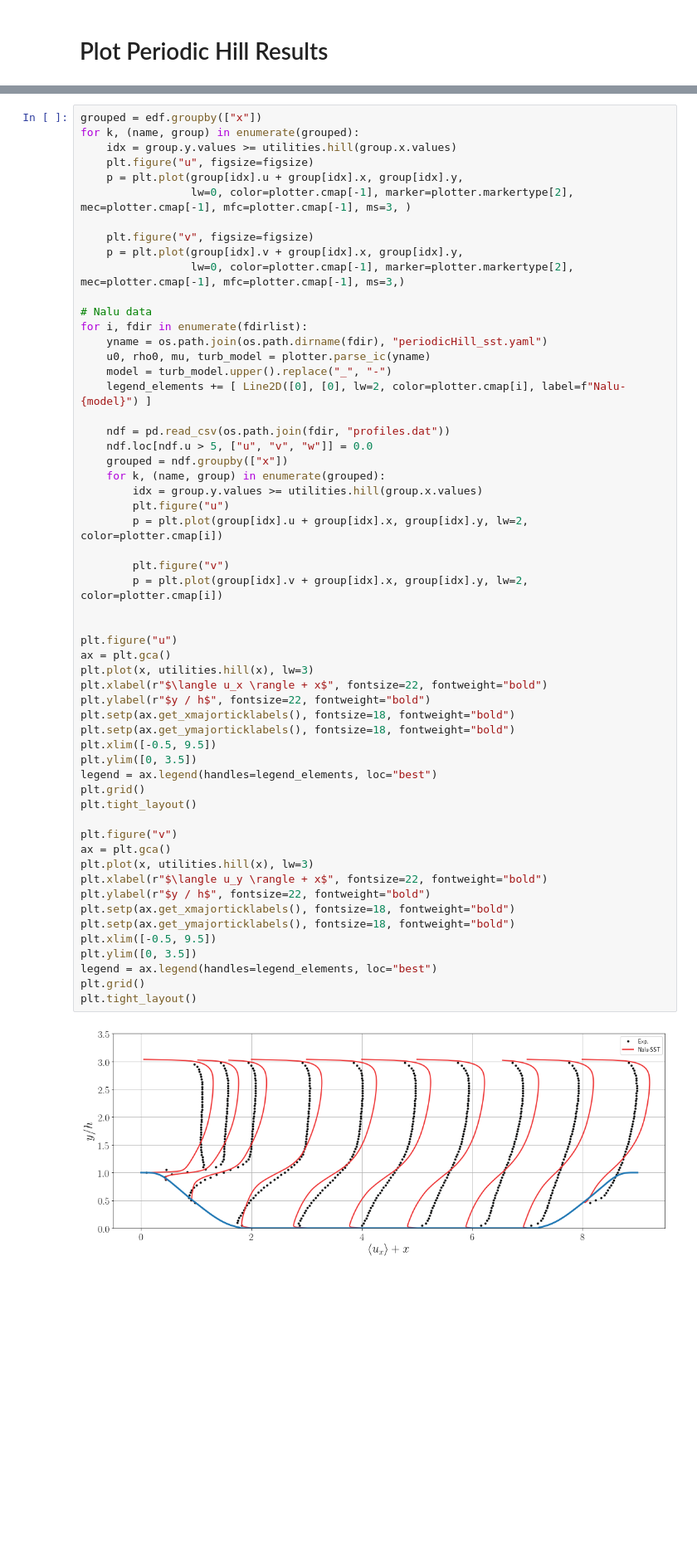
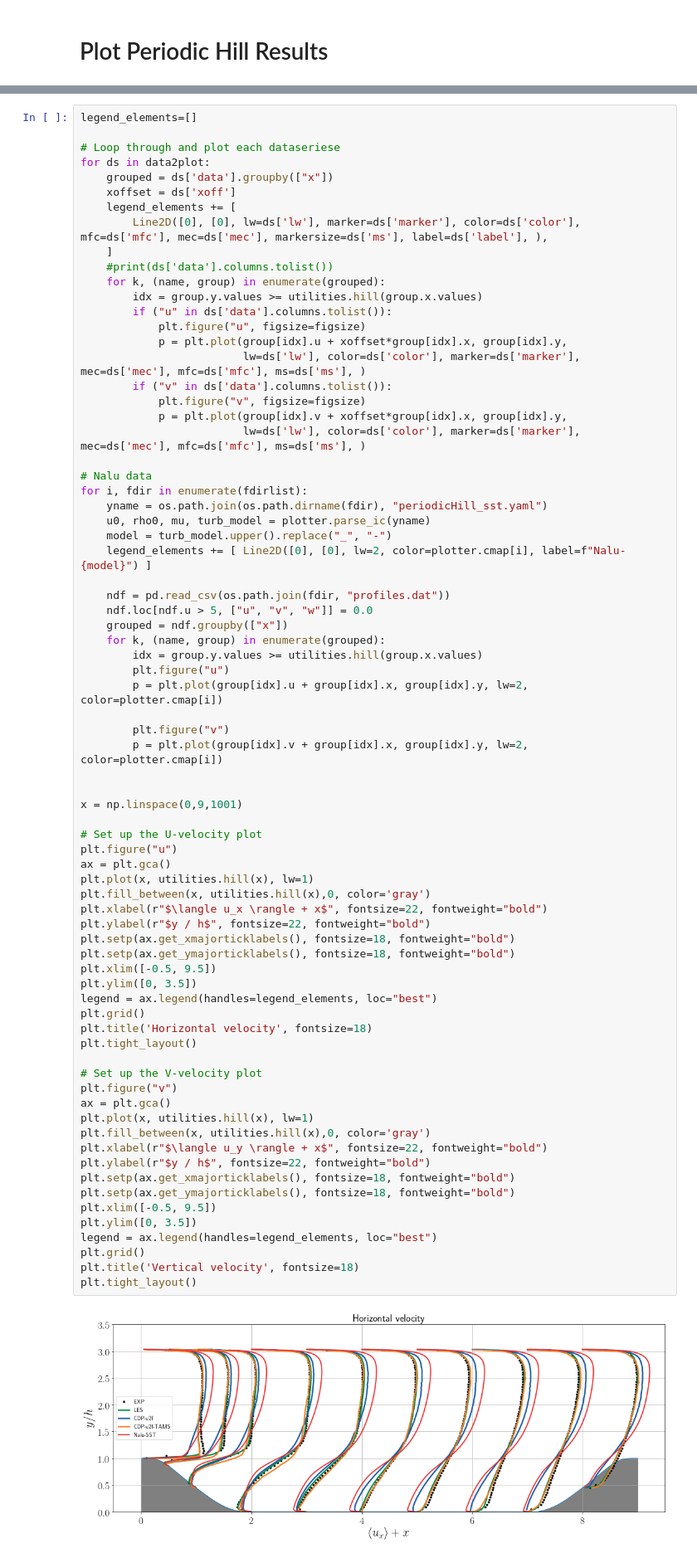
Before and after one commit to Exawind/iddes, a Jupyter notebook: periodicHill/sst/plots.ipynb, the cells around one changed output, grey strips where cells are left out. Shown at 83% size. Cells and saved outputs as stored; diff of their text form; blank space fills up the shorter version.

Commit message:
Update periodic hill plots.ipynb

```diff
--- a/periodicHill/sst/plots.ipynb
+++ b/periodicHill/sst/plots.ipynb
@@ -45,14 +55,24 @@ fdirlist=[""]
 # %%
-grouped = edf.groupby(["x"])
-for k, (name, group) in enumerate(grouped):
-    idx = group.y.values >= utilities.hill(group.x.values)
-    plt.figure("u", figsize=figsize)
-    p = plt.plot(group[idx].u + group[idx].x, group[idx].y,
-                 lw=0, color=plotter.cmap[-1], marker=plotter.markertype[2], mec=plotter.cmap[-1], mfc=plotter.cmap[-1], ms=3, )
+legend_elements=[]
 
-    plt.figure("v", figsize=figsize)
-    p = plt.plot(group[idx].v + group[idx].x, group[idx].y,
-                 lw=0, color=plotter.cmap[-1], marker=plotter.markertype[2], mec=plotter.cmap[-1], mfc=plotter.cmap[-1], ms=3,)
+# Loop through and plot each dataseriese
+for ds in data2plot:
+    grouped = ds['data'].groupby(["x"])
+    xoffset = ds['xoff']
+    legend_elements += [
+        Line2D([0], [0], lw=ds['lw'], marker=ds['marker'], color=ds['color'], mfc=ds['mfc'], mec=ds['mec'], markersize=ds['ms'], label=ds['label'], ),
+    ]
+    #print(ds['data'].columns.tolist())
+    for k, (name, group) in enumerate(grouped):
+        idx = group.y.values >= utilities.hill(group.x.values)
+        if ("u" in ds['data'].columns.tolist()):
+            plt.figure("u", figsize=figsize)
+            p = plt.plot(group[idx].u + xoffset*group[idx].x, group[idx].y,
+                         lw=ds['lw'], color=ds['color'], marker=ds['marker'], mec=ds['mec'], mfc=ds['mfc'], ms=ds['ms'], )
+        if ("v" in ds['data'].columns.tolist()):
+            plt.figure("v", figsize=figsize)
+            p = plt.plot(group[idx].v + xoffset*group[idx].x, group[idx].y,
+                         lw=ds['lw'], color=ds['color'], marker=ds['marker'], mec=ds['mec'], mfc=ds['mfc'], ms=ds['ms'], )
 
 # Nalu data
 for i, fdir in enumerate(fdirlist):
@@ -70,33 +90,41 @@ for i, fdir in enumerate(fdirlist):
         p = plt.plot(group[idx].u + group[idx].x, group[idx].y, lw=2, color=plotter.cmap[i])
 
         plt.figure("v")
         p = plt.plot(group[idx].v + group[idx].x, group[idx].y, lw=2, color=plotter.cmap[i])
 
 
+x = np.linspace(0,9,1001)
+
+# Set up the U-velocity plot
 plt.figure("u")
 ax = plt.gca()
-plt.plot(x, utilities.hill(x), lw=3)
+plt.plot(x, utilities.hill(x), lw=1)
+plt.fill_between(x, utilities.hill(x),0, color='gray')
 plt.xlabel(r"$\langle u_x \rangle + x$", fontsize=22, fontweight="bold")
 plt.ylabel(r"$y / h$", fontsize=22, fontweight="bold")
 plt.setp(ax.get_xmajorticklabels(), fontsize=18, fontweight="bold")
 plt.setp(ax.get_ymajorticklabels(), fontsize=18, fontweight="bold")
 plt.xlim([-0.5, 9.5])
 plt.ylim([0, 3.5])
 legend = ax.legend(handles=legend_elements, loc="best")
 plt.grid()
+plt.title('Horizontal velocity', fontsize=18)
 plt.tight_layout()
 
+# Set up the V-velocity plot
 plt.figure("v")
 ax = plt.gca()
-plt.plot(x, utilities.hill(x), lw=3)
+plt.plot(x, utilities.hill(x), lw=1)
+plt.fill_between(x, utilities.hill(x),0, color='gray')
 plt.xlabel(r"$\langle u_y \rangle + x$", fontsize=22, fontweight="bold")
 plt.ylabel(r"$y / h$", fontsize=22, fontweight="bold")
 plt.setp(ax.get_xmajorticklabels(), fontsize=18, fontweight="bold")
 plt.setp(ax.get_ymajorticklabels(), fontsize=18, fontweight="bold")
 plt.xlim([-0.5, 9.5])
 plt.ylim([0, 3.5])
 legend = ax.legend(handles=legend_elements, loc="best")
 plt.grid()
+plt.title('Vertical velocity', fontsize=18)
 plt.tight_layout()
 # %% [output]
-[figure, old version]
+[figure, new version]
```
Also changed, not shown: parts of 6 cells of this notebook.
